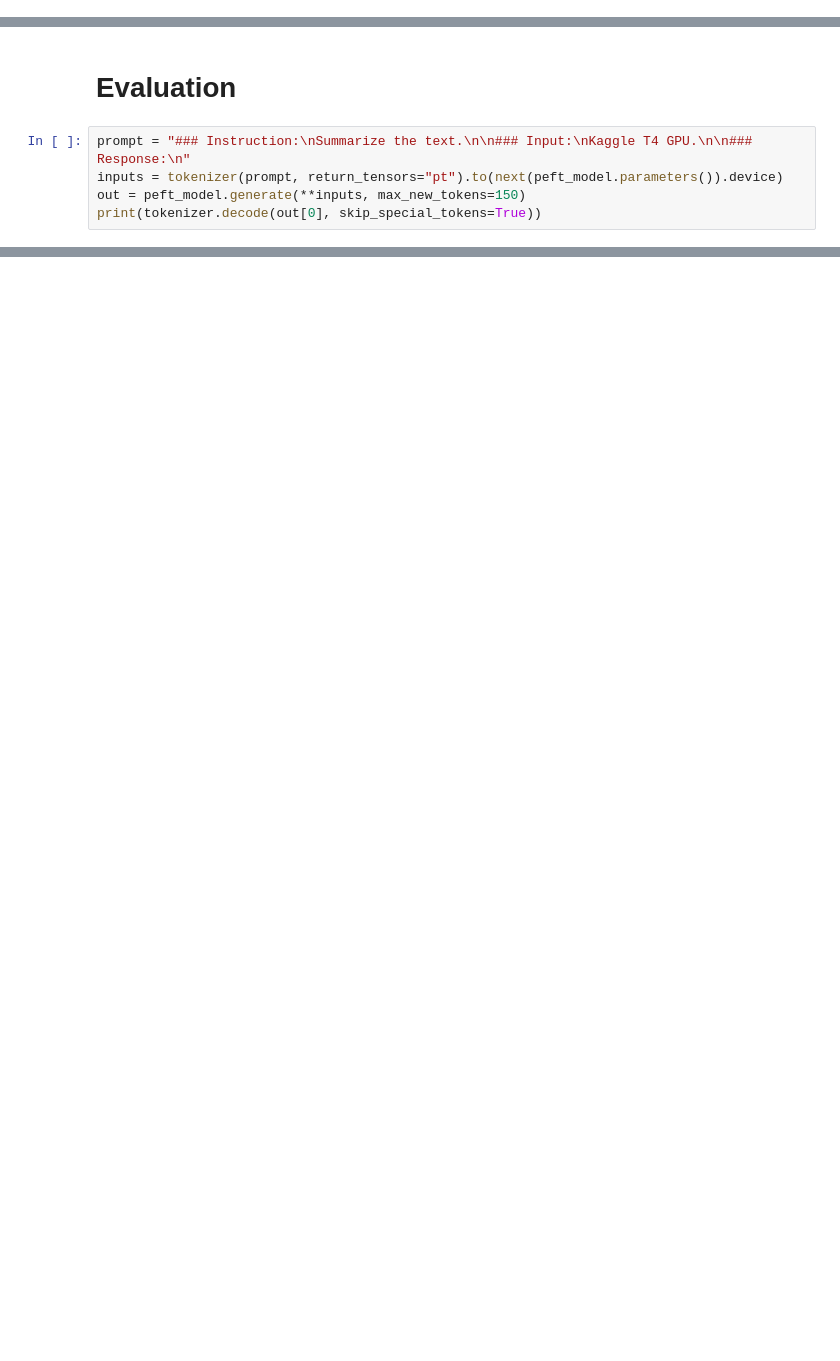
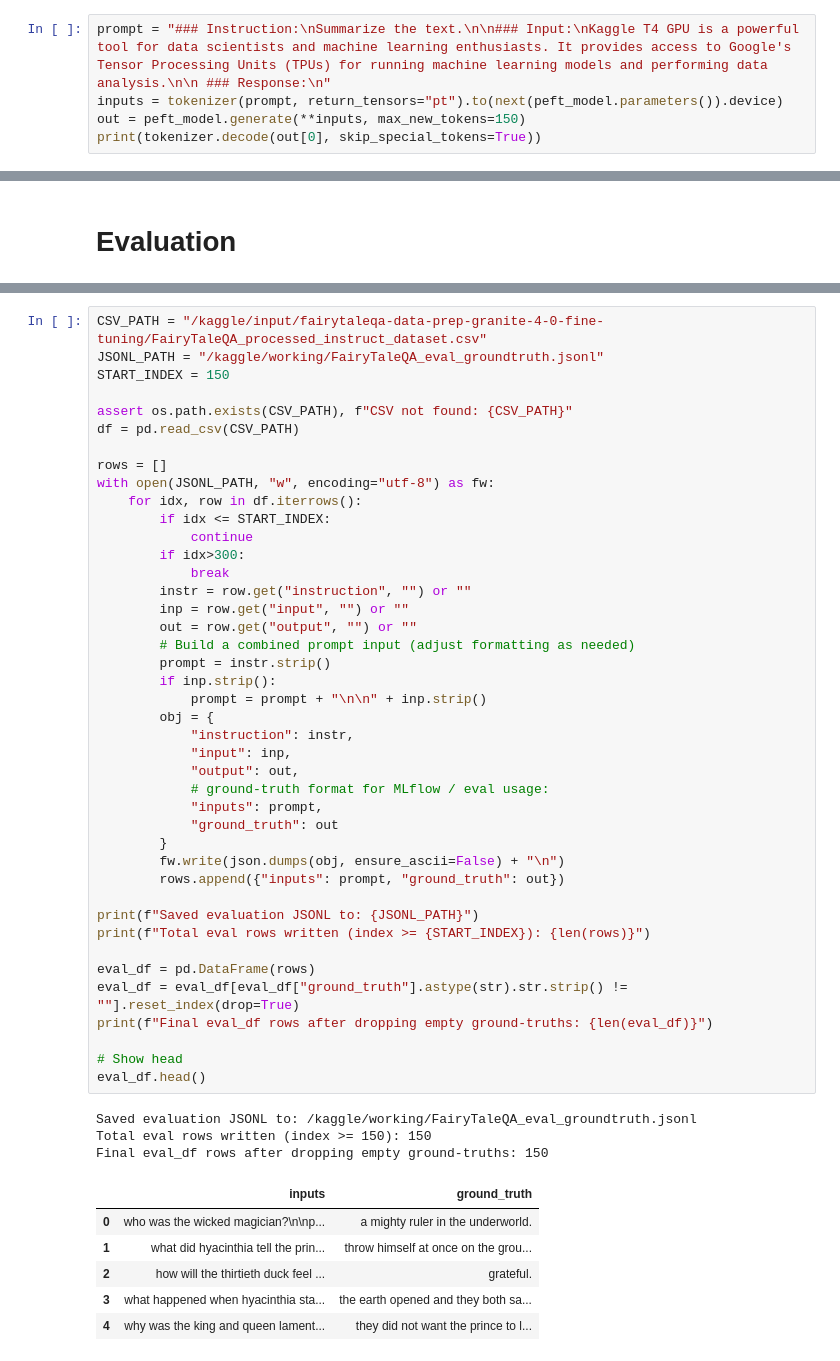
Before and after one commit to Owaiskhan9654/Granite-4.0-Fine-Tuning, a Jupyter notebook: granite-4-0-fine-tuning.ipynb, the cells around one changed output, grey strips where cells are left out. Drawn from its saved outputs; the diff is of its cells as text; blank space fills up the shorter version.

```diff
--- a/granite-4-0-fine-tuning.ipynb
+++ b/granite-4-0-fine-tuning.ipynb
@@ -377,0 +390,5 @@ PeftModelForCausalLM(
+# %%
+prompt = "### Instruction:\nSummarize the text.\n\n### Input:\nKaggle T4 GPU is a powerful tool for data scientists and machine learning enthusiasts. It provides access to Google's Tensor Processing Units (TPUs) for running machine learning models and performing data analysis.\n\n ### Response:\n"
+inputs = tokenizer(prompt, return_tensors="pt").to(next(peft_model.parameters()).device)
+out = peft_model.generate(**inputs, max_new_tokens=150)
+print(tokenizer.decode(out[0], skip_special_tokens=True))
@@ -378,7 +404,2 @@ PeftModelForCausalLM(
 # %% [markdown]
 # **Evaluation**
-# %%
-prompt = "### Instruction:\nSummarize the text.\n\n### Input:\nKaggle T4 GPU.\n\n### Response:\n"
-inputs = tokenizer(prompt, return_tensors="pt").to(next(peft_model.parameters()).device)
-out = peft_model.generate(**inputs, max_new_tokens=150)
-print(tokenizer.decode(out[0], skip_special_tokens=True))
@@ -393,0 +413,52 @@ Kaggle T4 GPU is a powerful tool for data scientists and machine learning enthus
+# %%
+CSV_PATH = "/kaggle/input/fairytaleqa-data-prep-granite-4-0-fine-tuning/FairyTaleQA_processed_instruct_dataset.csv"
+JSONL_PATH = "/kaggle/working/FairyTaleQA_eval_groundtruth.jsonl"
+START_INDEX = 150
+
+assert os.path.exists(CSV_PATH), f"CSV not found: {CSV_PATH}"
+df = pd.read_csv(CSV_PATH)
+
+rows = []
+with open(JSONL_PATH, "w", encoding="utf-8") as fw:
+    for idx, row in df.iterrows():
+        if idx <= START_INDEX:
+            continue
+        if idx>300:
+            break
+        instr = row.get("instruction", "") or ""
+        inp = row.get("input", "") or ""
+        out = row.get("output", "") or ""
+        # Build a combined prompt input (adjust formatting as needed)
+        prompt = instr.strip()
+        if inp.strip():
+            prompt = prompt + "\n\n" + inp.strip()
+        obj = {
+            "instruction": instr,
+            "input": inp,
+            "output": out,
+            # ground-truth format for MLflow / eval usage:
+            "inputs": prompt,
+            "ground_truth": out
+        }
+        fw.write(json.dumps(obj, ensure_ascii=False) + "\n")
+        rows.append({"inputs": prompt, "ground_truth": out})
+
+print(f"Saved evaluation JSONL to: {JSONL_PATH}")
+print(f"Total eval rows written (index >= {START_INDEX}): {len(rows)}")
+
+eval_df = pd.DataFrame(rows)
+eval_df = eval_df[eval_df["ground_truth"].astype(str).str.strip() != ""].reset_index(drop=True)
+print(f"Final eval_df rows after dropping empty ground-truths: {len(eval_df)}")
+
+# Show head
+eval_df.head()
+# %% [output]
+Saved evaluation JSONL to: /kaggle/working/FairyTaleQA_eval_groundtruth.jsonl
+Total eval rows written (index >= 150): 150
+Final eval_df rows after dropping empty ground-truths: 150
+|  | inputs | ground_truth |
+| 0 | who was the wicked magician?\n\np... | a mighty ruler in the underworld. |
+| 1 | what did hyacinthia tell the prin... | throw himself at once on the grou... |
+| 2 | how will the thirtieth duck feel ... | grateful. |
+| 3 | what happened when hyacinthia sta... | the earth opened and they both sa... |
+| 4 | why was the king and queen lament... | they did not want the prince to l... |
```
Also changed, not shown: parts of 14 cells of this notebook.
